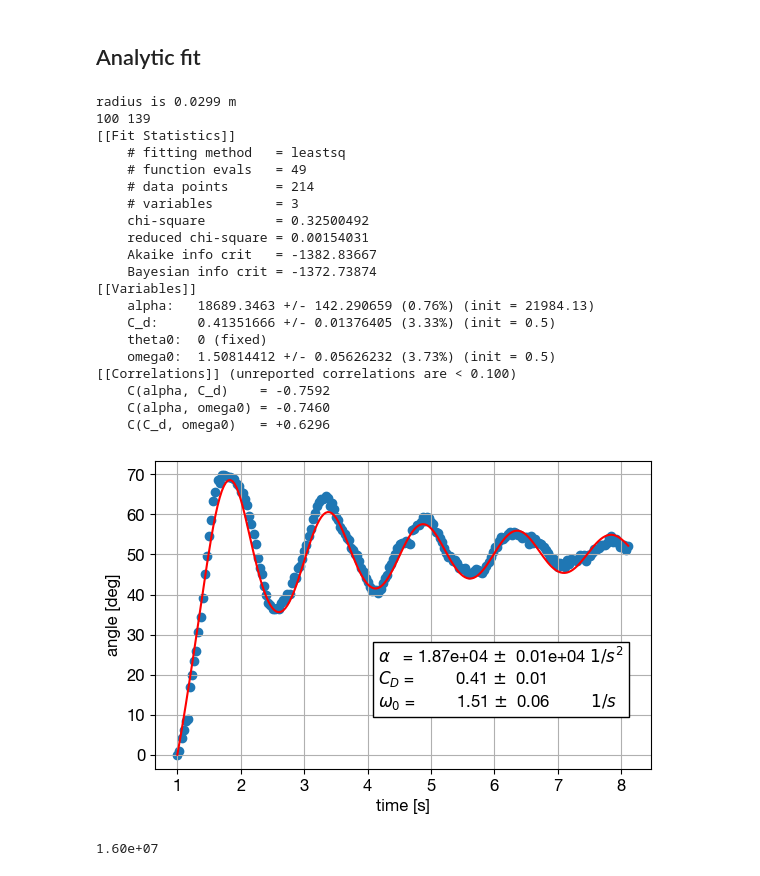
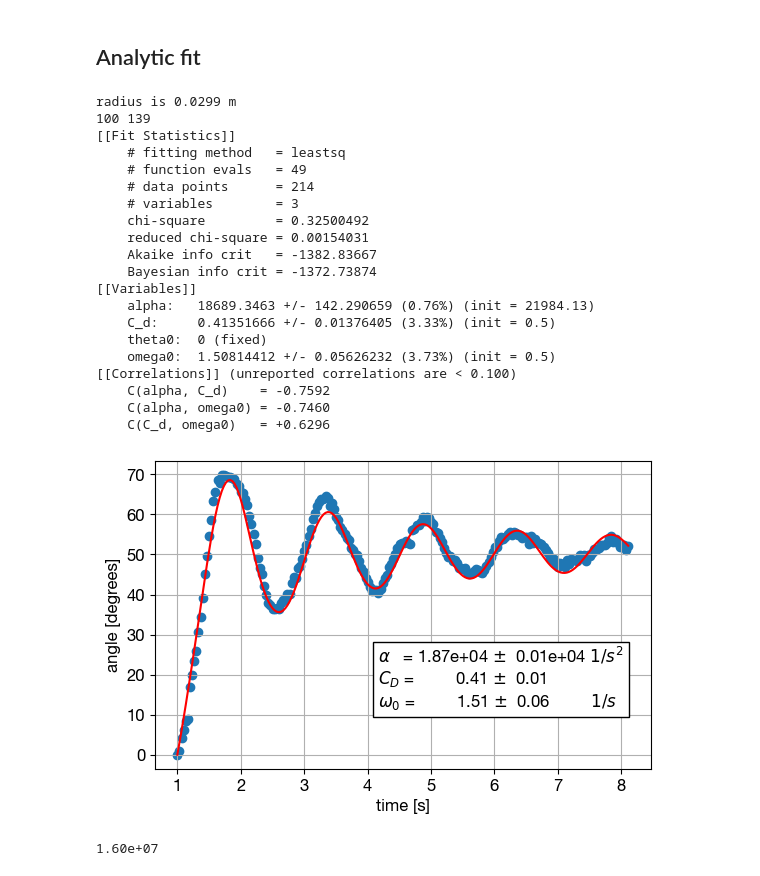
Before and after one commit to ebellincioni/floatingIce, a Jupyter notebook: 2024-05-09_rotations.ipynb, the cells around one changed output. Saved outputs shown, nothing was run; the diff lists cells and outputs as text; code cells hidden in the pictures.

Commit message:
Graphics and energetics

```diff
--- a/2024-05-09_rotations.ipynb
+++ b/2024-05-09_rotations.ipynb
@@ -309,35 +309,35 @@ textstr = r'$\alpha$   = ' + f'{result.params["alpha"].value:0<2.2e}'+r' $\pm$ '
             r'$C_D$ = ' + f'\t{result.params["C_d"].value:0<4.2f}'+r' $\pm$ '+f' {unumpy.std_devs(result.uvars["C_d"]):0<4.2f}\n' +\
             r'$\omega_{0}$ = ' + f'        {result.params["omega0"].value:0<4.2f}'+r' $\pm$ '+f' {unumpy.std_devs(result.uvars["omega0"]):0<4.2f}        '+r' $1/s$'
 plt.text(0.45,0.2,textstr,transform=plt.gca().transAxes,bbox=props)
 plt.xlabel('time [s]')
-plt.ylabel('angle [deg]')
+plt.ylabel('angle [degrees]')
 plt.grid()
 # plt.title(r'$\ddot{\theta} = -\alpha a(\theta)-2C_D\rho^*\dot{\theta}|\dot{\theta}|$' )#+ '\n' + r'$\alpha_{theo} = 2g/r^2$')
 report_fit(result)
 # plt.savefig('/Users/edoardo/Library/CloudStorage/OneDrive-UniversityofTwente/floating/graphics/oscillationsFit.pdf',format='pdf',bbox_inches='tight')
 plt.show()
 # %% [output]
 radius is 0.0299 m
 100 139
 [[Fit Statistics]]
     # fitting method   = leastsq
     # function evals   = 49
     # data points      = 214
     # variables        = 3
     chi-square         = 0.32500492
     reduced chi-square = 0.00154031
     Akaike info crit   = -1382.83667
     Bayesian info crit = -1372.73874
 [[Variables]]
     alpha:   18689.3463 +/- 142.290659 (0.76%) (init = 21984.13)
     C_d:     0.41351666 +/- 0.01376405 (3.33%) (init = 0.5)
     theta0:  0 (fixed)
     omega0:  1.50814412 +/- 0.05626232 (3.73%) (init = 0.5)
 [[Correlations]] (unreported correlations are < 0.100)
     C(alpha, C_d)    = -0.7592
     C(alpha, omega0) = -0.7460
     C(C_d, omega0)   = +0.6296
-[figure, old version]
+[figure, new version]
 # %%
 print(f'{Ra(0.029,0,19.6):.2e}')
 # %% [output]
```
Also changed, not shown: parts of 1 cell of this notebook, 1 other file.
